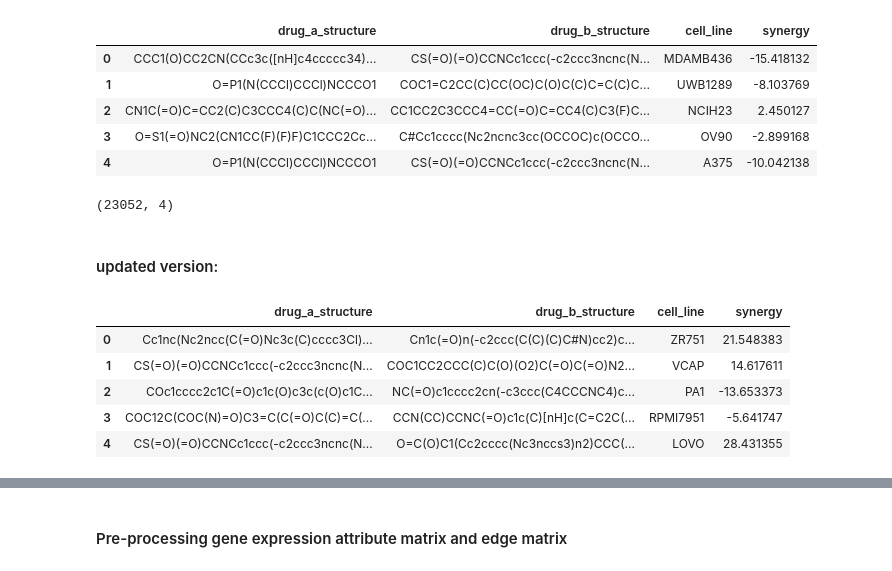
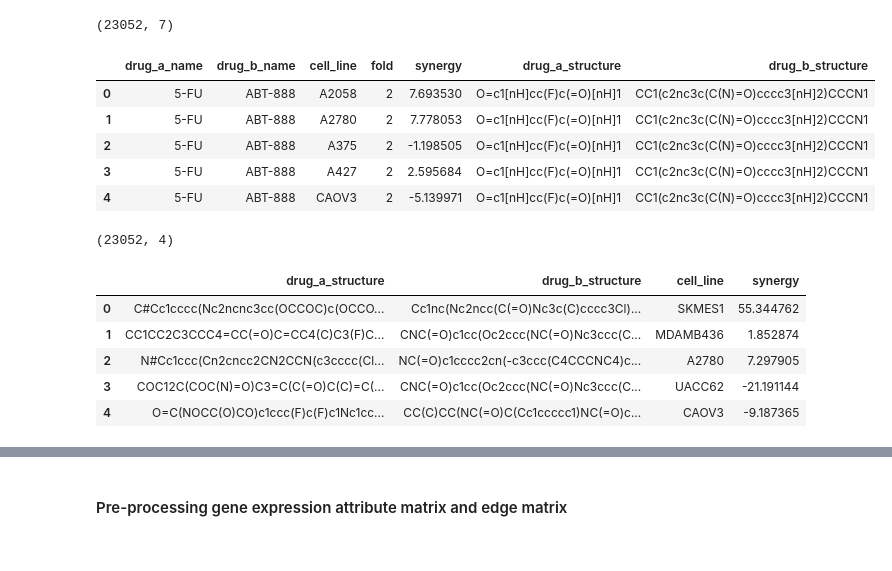
Before and after one commit to nitanshuj/cancer-drug-synergy-prediction, a Jupyter notebook: Research Notebooks/Drug_Synergy_Prediction_IURED (03-May-2022).ipynb, the cells around one changed output, grey strips where cells are left out. Cells and saved outputs as stored; diff of their text form; code cells hidden in the pictures.

```diff
--- a/Research Notebooks/Main Code 1.ipynb
+++ b/Research Notebooks/Drug_Synergy_Prediction_IURED (03-May-2022).ipynb
@@ -64,20 +88,34 @@ display(main_data.head())
 # %%
-from sklearn.preprocessing import StandardScaler
+data_path = r"C:\Study_and_work\Projects_and_CaseStudies\Project-cancer-drug-synergy-prediction\Data\Processed\smiles_labels_final.csv"
+main_data = pd.read_csv(data_path)
+print(main_data.shape)
+display(main_data.head())
+
+
+# Filtering and Stuff
+# ----------------------------------------------------------------
 data_for_gnn = main_data[['drug_a_structure', 'drug_b_structure', 'cell_line', 'synergy']].copy()
-data_for_gnn = data_for_gnn.sample(frac=1).reset_index().drop(['index'], 1)
+data_for_gnn = data_for_gnn.sample(frac=1)# , inplace=True)
+data_for_gnn.reset_index(inplace=True)
+data_for_gnn.drop('index', axis=1, inplace=True)
+print(data_for_gnn.shape)
+display(data_for_gnn.head())
 
 # scaler = StandardScaler().fit(data_for_gnn['synergy'].values.reshape(-1,1))
 # scaled_ops = scaler.transform(data_for_gnn['synergy'].values.reshape(-1,1))
 # data_for_gnn['synergy'] = scaled_ops
-data_for_gnn.head()
 # %% [output]
+(23052, 7)
-|  | drug_a_structure | drug_b_structure | cell_line | synergy |
-| 0 | CCC1(O)CC2CN(CCc3c([nH]c4ccccc34)... | CS(=O)(=O)CCNCc1ccc(-c2ccc3ncnc(N... | MDAMB436 | -15.418132 |
-| 1 | O=P1(N(CCCl)CCCl)NCCCO1 | COC1=C2CC(C)CC(OC)C(O)C(C)C=C(C)C... | UWB1289 | -8.103769 |
-| 2 | CN1C(=O)C=CC2(C)C3CCC4(C)C(NC(=O)... | CC1CC2C3CCC4=CC(=O)C=CC4(C)C3(F)C... | NCIH23 | 2.450127 |
-| 3 | O=S1(=O)NC2(CN1CC(F)(F)F)C1CCC2Cc... | C#Cc1cccc(Nc2ncnc3cc(OCCOC)c(OCCO... | OV90 | -2.899168 |
-| 4 | O=P1(N(CCCl)CCCl)NCCCO1 | CS(=O)(=O)CCNCc1ccc(-c2ccc3ncnc(N... | A375 | -10.042138 |
+|  | drug_a_name | drug_b_name | cell_line | fold | synergy | drug_a_structure | drug_b_structure |
+| 0 | 5-FU | ABT-888 | A2058 | 2 | 7.693530 | O=c1[nH]cc(F)c(=O)[nH]1 | CC1(c2nc3c(C(N)=O)cccc3[nH]2)CCCN1 |
+| 1 | 5-FU | ABT-888 | A2780 | 2 | 7.778053 | O=c1[nH]cc(F)c(=O)[nH]1 | CC1(c2nc3c(C(N)=O)cccc3[nH]2)CCCN1 |
+| 2 | 5-FU | ABT-888 | A375 | 2 | -1.198505 | O=c1[nH]cc(F)c(=O)[nH]1 | CC1(c2nc3c(C(N)=O)cccc3[nH]2)CCCN1 |
+| 3 | 5-FU | ABT-888 | A427 | 2 | 2.595684 | O=c1[nH]cc(F)c(=O)[nH]1 | CC1(c2nc3c(C(N)=O)cccc3[nH]2)CCCN1 |
+| 4 | 5-FU | ABT-888 | CAOV3 | 2 | -5.139971 | O=c1[nH]cc(F)c(=O)[nH]1 | CC1(c2nc3c(C(N)=O)cccc3[nH]2)CCCN1 |
+(23052, 4)
+|  | drug_a_structure | drug_b_structure | cell_line | synergy |
+| 0 | C#Cc1cccc(Nc2ncnc3cc(OCCOC)c(OCCO... | Cc1nc(Nc2ncc(C(=O)Nc3c(C)cccc3Cl)... | SKMES1 | 55.344762 |
+| 1 | CC1CC2C3CCC4=CC(=O)C=CC4(C)C3(F)C... | CNC(=O)c1cc(Oc2ccc(NC(=O)Nc3ccc(C... | MDAMB436 | 1.852874 |
+| 2 | N#Cc1ccc(Cn2cncc2CN2CCN(c3cccc(Cl... | NC(=O)c1cccc2cn(-c3ccc(C4CCCNC4)c... | A2780 | 7.297905 |
+| 3 | COC12C(COC(N)=O)C3=C(C(=O)C(C)=C(... | CNC(=O)c1cc(Oc2ccc(NC(=O)Nc3ccc(C... | UACC62 | -21.191144 |
+| 4 | O=C(NOCC(O)CO)c1ccc(F)c(F)c1Nc1cc... | CC(C)CC(NC(=O)C(Cc1ccccc1)NC(=O)c... | CAOV3 | -9.187365 |
-# %%
-data_for_gnn.shape
-# %% [output]
-(23052, 4)
@@ -88,23 +121,0 @@ data_for_gnn.shape
-# %% [markdown]
-#### updated version:
-# %%
-# train_data_path = "/content/drive/My Drive/Projects and research stuffs/Drug Synergy/Dataset for GNN"
-# main_data = pd.read_csv(train_data_path+'/final_data.csv')
-# print(main_data.shape)
-# main_data.head()
-
-
-data_for_gnn = main_data[['drug_a_structure', 'drug_b_structure', 'cell_line', 'synergy']].copy()
-data_for_gnn = data_for_gnn.sample(frac=1).reset_index().drop(['index'], 1)
-
-# scaler = StandardScaler().fit(data_for_gnn['synergy'].values.reshape(-1,1))
-# scaled_ops = scaler.transform(data_for_gnn['synergy'].values.reshape(-1,1))
-# data_for_gnn['synergy'] = scaled_ops
-data_for_gnn.head()
-# %% [output]
-|  | drug_a_structure | drug_b_structure | cell_line | synergy |
-| 0 | Cc1nc(Nc2ncc(C(=O)Nc3c(C)cccc3Cl)... | Cn1c(=O)n(-c2ccc(C(C)(C)C#N)cc2)c... | ZR751 | 21.548383 |
-| 1 | CS(=O)(=O)CCNCc1ccc(-c2ccc3ncnc(N... | COC1CC2CCC(C)C(O)(O2)C(=O)C(=O)N2... | VCAP | 14.617611 |
-| 2 | COc1cccc2c1C(=O)c1c(O)c3c(c(O)c1C... | NC(=O)c1cccc2cn(-c3ccc(C4CCCNC4)c... | PA1 | -13.653373 |
-| 3 | COC12C(COC(N)=O)C3=C(C(=O)C(C)=C(... | CCN(CC)CCNC(=O)c1c(C)[nH]c(C=C2C(... | RPMI7951 | -5.641747 |
-| 4 | CS(=O)(=O)CCNCc1ccc(-c2ccc3ncnc(N... | O=C(O)C1(Cc2cccc(Nc3nccs3)n2)CCC(... | LOVO | 28.431355 |
```
Also changed, not shown: parts of 131 cells of this notebook, 6 other files.
